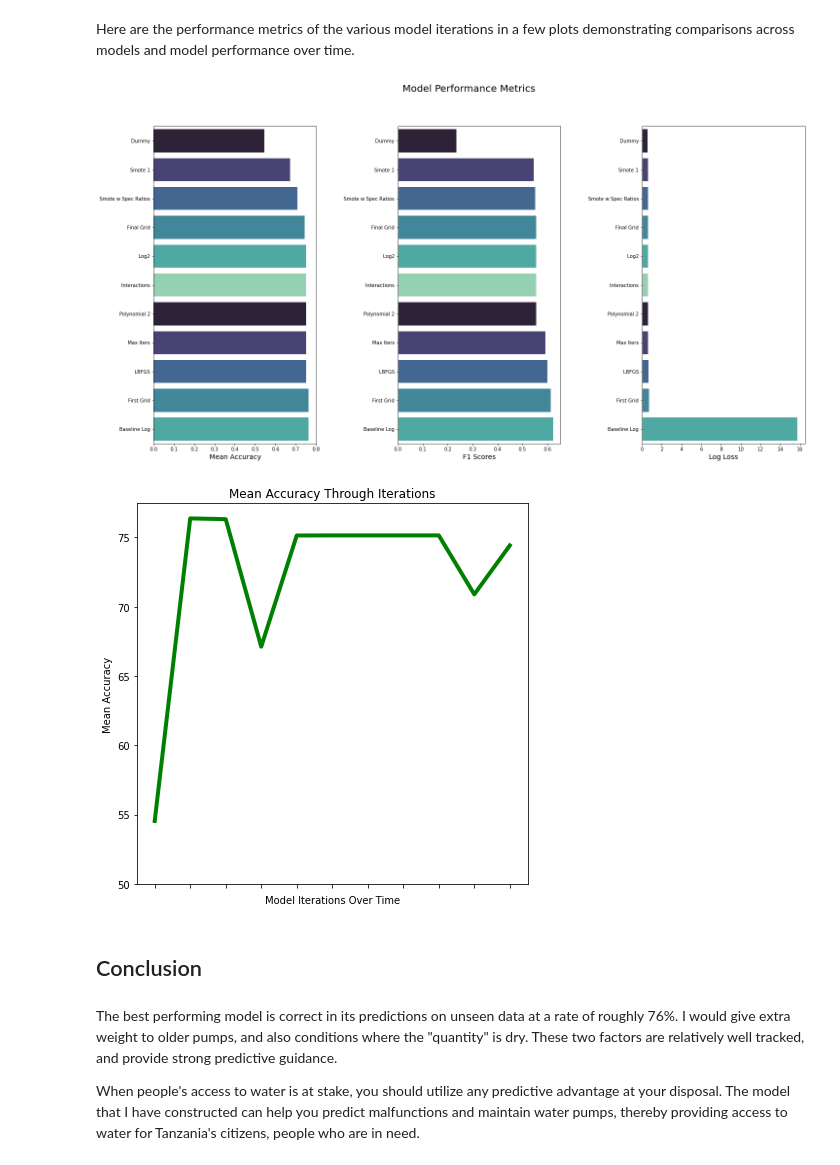
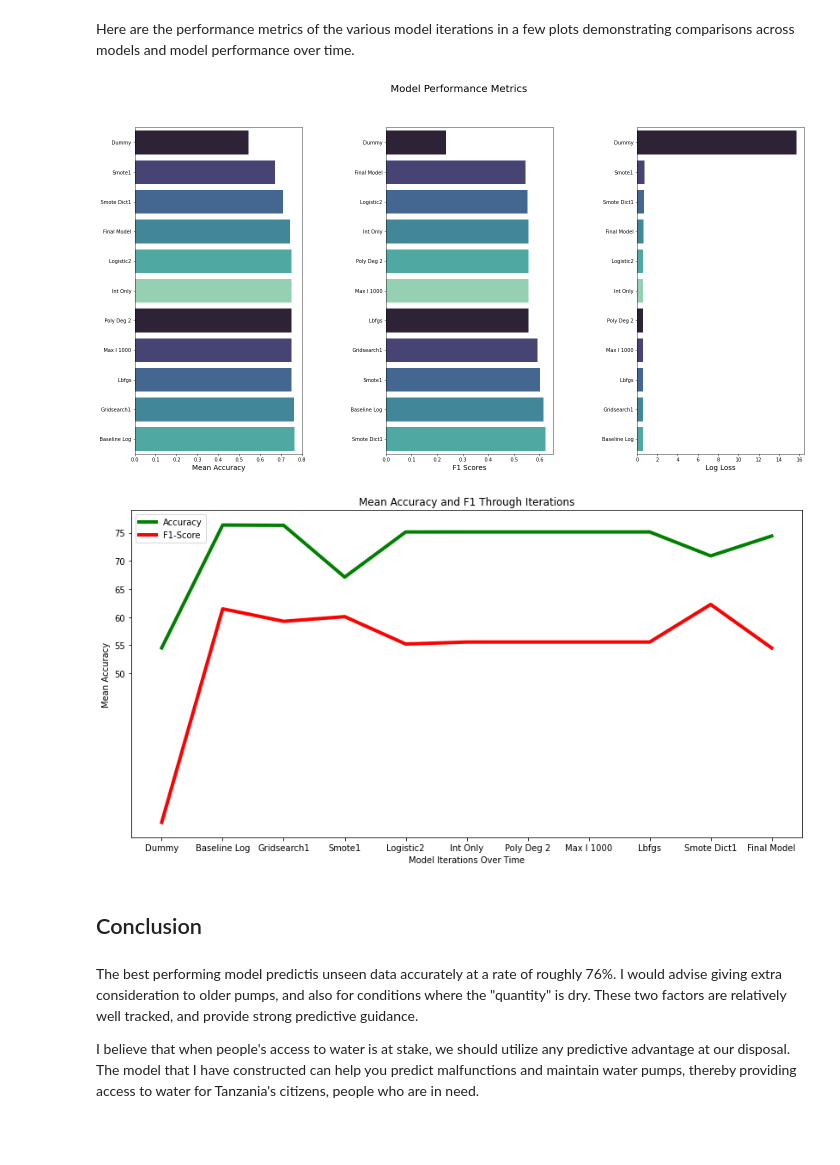
Before and after one commit to dvdhartsman/Phase_3_Project, a Jupyter notebook: Final_Notebook.ipynb, the cells around one changed output. Drawn from its saved outputs; the diff is of its cells as text; code cells hidden in the pictures; blank space fills up the shorter version.

```diff
--- a/Final_Notebook.ipynb
+++ b/Final_Notebook.ipynb
@@ -739,8 +738,9 @@ Here are the performance metrics of the various model iterations in a few plots
 # %%
 # Plotting Mean Accuracy, F1 scores, and Log Loss
 colors = sns.color_palette("mako")
-x_labels = ["Dummy", "Smote 1", "Smote w Spec Ratios", "Final Grid", "Log2", "Interactions", "Polynomial 2",\
-           "Max Iters", "LBFGS", "First Grid", "Baseline Log"]
+x_labels = list(final_table.sort_values(by="test_accuracy", ascending=True)['name'].str.title().str.replace("_", " "))
+f_labels = list(final_table.sort_values(by="test_f1", ascending=True)['name'].str.title().str.replace("_", " "))
+log_labels = list(final_table.sort_values(by="test_logloss", ascending=True)['name'].str.title().str.replace("_", " "))
 
 # Figure and plot creation
 fig, ax = plt.subplots(ncols=3, figsize=(24,12))
@@ -750,10 +750,10 @@ ax[0].set_yticklabels(x_labels)
 
 sns.barplot(y='name', x='test_f1', data=final_table.sort_values(by='test_f1', \
             ascending=True), ax=ax[1], palette=colors)
-ax[1].set_yticklabels(x_labels)
+ax[1].set_yticklabels(f_labels)
 
 sns.barplot(y='name', x='test_logloss', data=final_table.sort_values(by='test_logloss', \
-            ascending=True), ax=ax[2], palette=colors)
+            ascending=False), ax=ax[2], palette=colors)
 ax[2].set_yticklabels(x_labels)
 
 # Plot Labels
@@ -768,25 +768,27 @@ ax[2].set_xlabel("Log Loss",fontsize=14)
 plt.subplots_adjust(wspace=0.5)
 plt.suptitle("Model Performance Metrics", fontsize=20);
 # %% [output]
-[figure, old version]
+[figure, new version]
 # %%
 # Plotting the performance of each model
 
-fig, ax = plt.subplots(figsize=(7,7))
+fig, ax = plt.subplots(figsize=(14,7))
 sns.lineplot(x="name", y='test_accuracy', data=final_table, linewidth=4, color='green')
-
+sns.lineplot(x="name", y='test_f1', data=final_table, linewidth=4, color='red')
 # Labels
 ax.set_yticks([.50, .55, .60, .65, .70, .75])
 ax.set_yticklabels([50, 55, 60, 65, 70, 75])
-ax.set_xticklabels("")
+ax.set_xticks(range(11))
+ax.set_xticklabels(list(final_table['name'].str.replace("_", " ").str.title()))
 ax.set_xlabel("Model Iterations Over Time")
 ax.set_ylabel("Mean Accuracy")
-ax.set_title("Mean Accuracy Through Iterations");
+ax.set_title("Mean Accuracy and F1 Through Iterations")
+plt.legend(["Accuracy", "F1-Score"]);
 # %% [output]
-[figure, old version]
+[figure, new version]
 # %% [markdown]
 ## Conclusion
 # %% [markdown]
-The best performing model is correct in its predictions on unseen data at a rate of roughly 76%. I would give extra weight to older pumps, and also conditions where the "quantity" is dry. These two factors are relatively well tracked, and provide strong predictive guidance.
+The best performing model predictis unseen data accurately at a rate of roughly 76%. I would advise giving extra consideration to older pumps, and also for conditions where the "quantity" is dry. These two factors are relatively well tracked, and provide strong predictive guidance.
 
-When people's access to water is at stake, you should utilize any predictive advantage at your disposal. The model that I have constructed can help you predict malfunctions and maintain water pumps, thereby providing access to water for Tanzania's citizens, people who are in need.
+I believe that when people's access to water is at stake, we should utilize any predictive advantage at our disposal. The model that I have constructed can help you predict malfunctions and maintain water pumps, thereby providing access to water for Tanzania's citizens, people who are in need.
```
Also changed, not shown: parts of 23 cells of this notebook, 1 other file.
